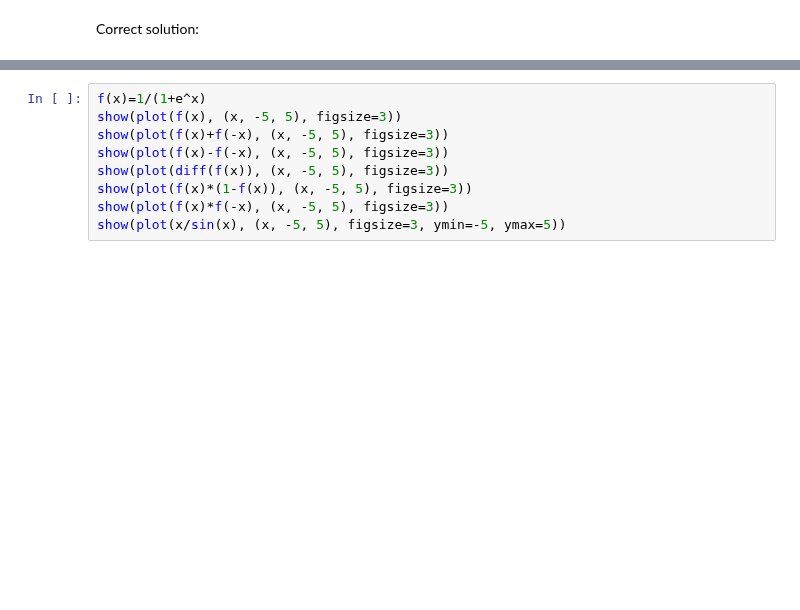
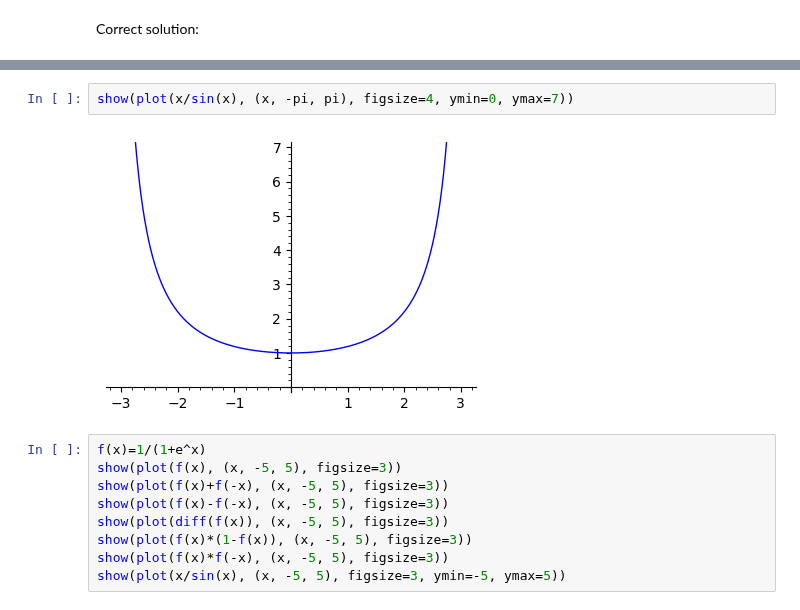
Before and after one commit to tomctang/10pe, a Jupyter notebook: MCM.ipynb, the cells around one changed output, grey strips where cells are left out. Drawn from its saved outputs; the diff is of its cells as text; blank space fills up the shorter version.

```diff
--- a/MCM.ipynb
+++ b/MCM.ipynb
@@ -48,5 +70,9 @@ D.n()
 # %% [output]
 566.339564823947
+# %%
+show(plot(x/sin(x), (x, -pi, pi), figsize=4, ymin=0, ymax=7))
+# %% [output]
+[figure, added]
 # %%
 f(x)=1/(1+e^x)
 show(plot(f(x), (x, -5, 5), figsize=3))
```
Also changed, not shown: parts of 6 cells of this notebook, 2 other files.
